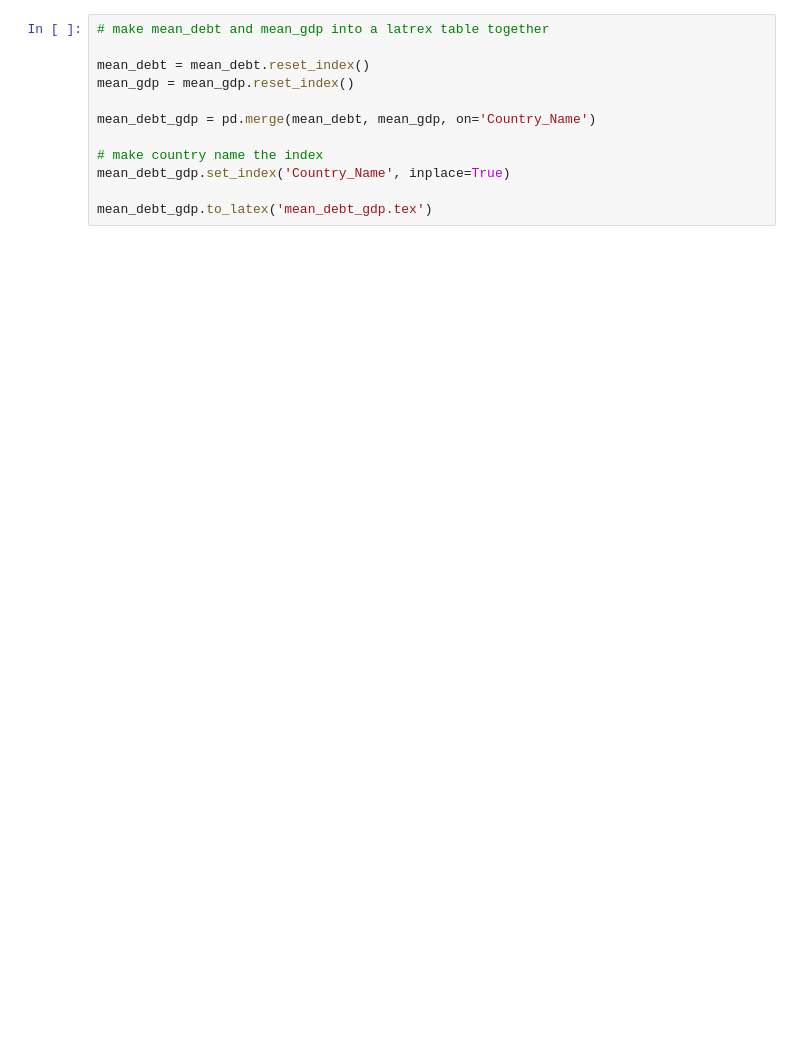
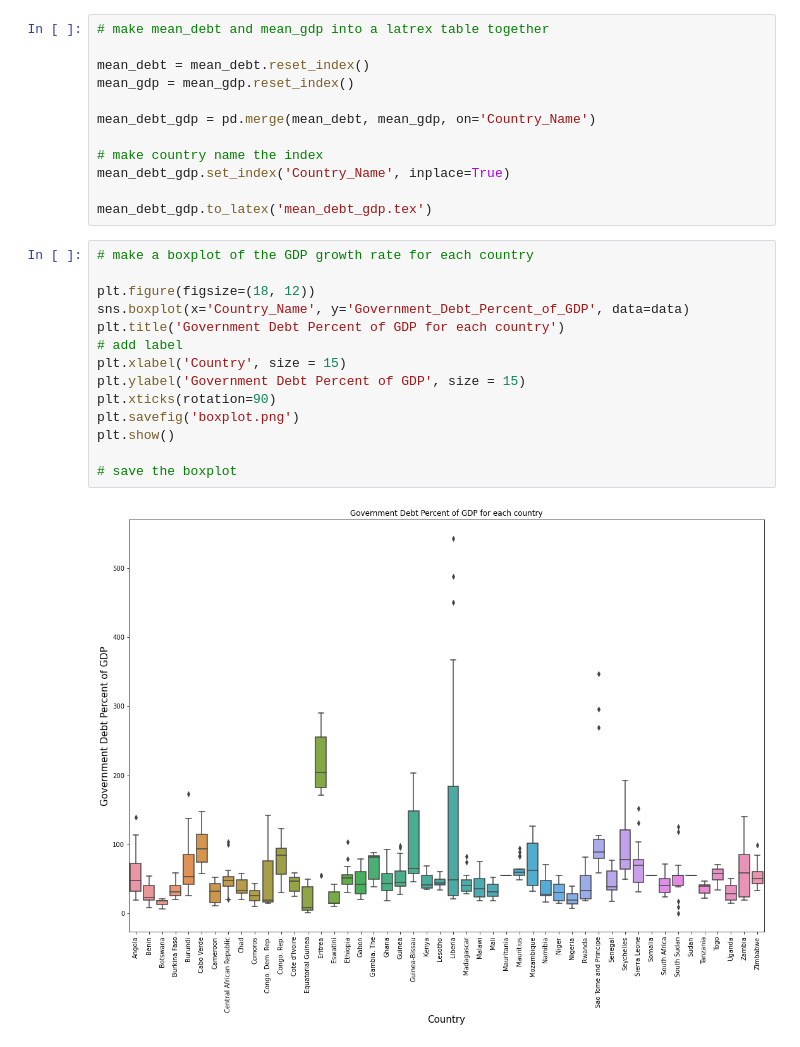
Before and after one commit to NumEconCopenhagen/Debt-and-Growth-New-Evidence-for-Low--and-Middle-Income-African-Countries, a Jupyter notebook: Mean table and graph.ipynb, the cells around one changed output. Drawn from its saved outputs; the diff is of its cells as text; blank space fills up the shorter version.

```diff
--- a/Mean table and graph.ipynb
+++ b/Mean table and graph.ipynb
@@ -96,3 +105,19 @@ mean_debt_gdp = pd.merge(mean_debt, mean_gdp, on='Country_Name')
 mean_debt_gdp.set_index('Country_Name', inplace=True)
 
 mean_debt_gdp.to_latex('mean_debt_gdp.tex')
+# %%
+# make a boxplot of the GDP growth rate for each country
+
+plt.figure(figsize=(18, 12))
+sns.boxplot(x='Country_Name', y='Government_Debt_Percent_of_GDP', data=data)
+plt.title('Government Debt Percent of GDP for each country')
+# add label
+plt.xlabel('Country', size = 15)
+plt.ylabel('Government Debt Percent of GDP', size = 15)
+plt.xticks(rotation=90)
+plt.savefig('boxplot.png')
+plt.show()
+
+# save the boxplot
+# %% [output]
+[figure, added]
```
Also changed, not shown: parts of 4 cells of this notebook, 5 other files.
